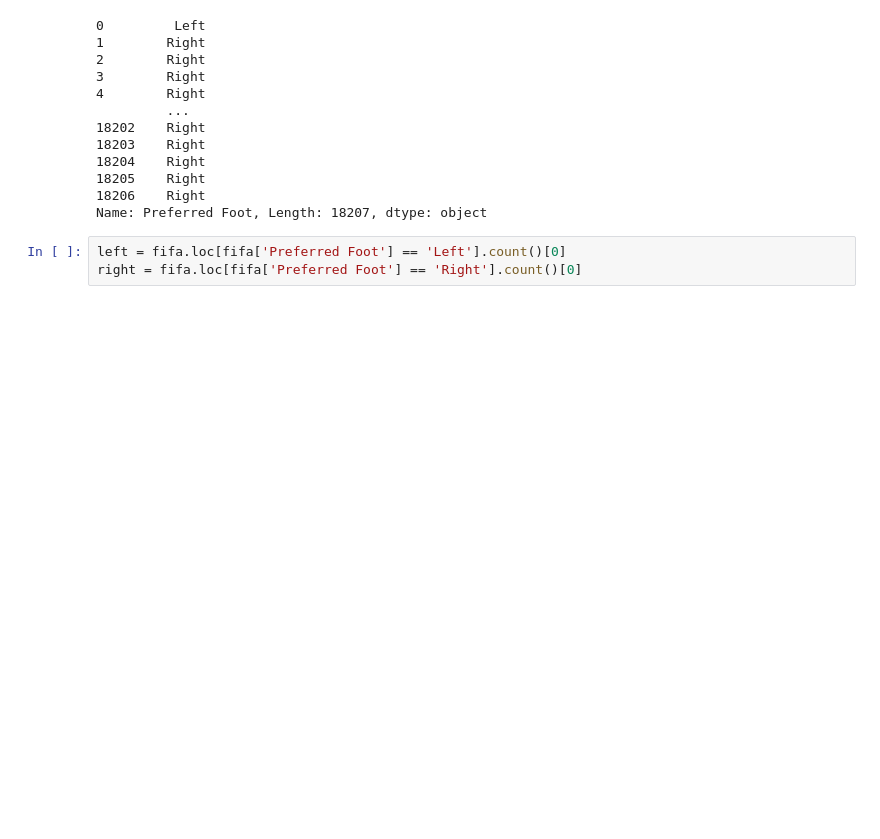
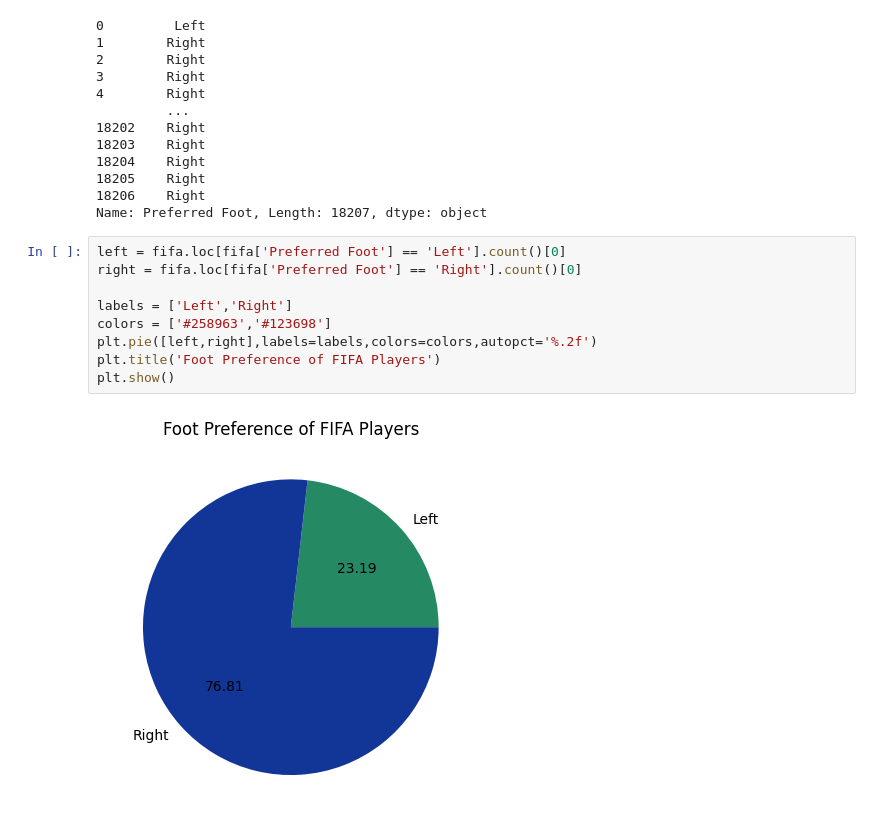
Before and after one commit to BalaSaiKoundinya5/Python-MatplotLib-Library-Practice, a Jupyter notebook: Python MatplotLib Library.ipynb, the cells around one changed output. Cells and saved outputs as stored; diff of their text form; blank space fills up the shorter version.

```diff
--- a/Python MatplotLib Library.ipynb
+++ b/Python MatplotLib Library.ipynb
@@ -136,3 +136,11 @@ Name: Preferred Foot, Length: 18207, dtype: object
 # %%
 left = fifa.loc[fifa['Preferred Foot'] == 'Left'].count()[0]
 right = fifa.loc[fifa['Preferred Foot'] == 'Right'].count()[0]
+
+labels = ['Left','Right']
+colors = ['#258963','#123698']
+plt.pie([left,right],labels=labels,colors=colors,autopct='%.2f')
+plt.title('Foot Preference of FIFA Players')
+plt.show()
+# %% [output]
+[figure, added]
```
Also changed, not shown: parts of 4 cells of this notebook.
